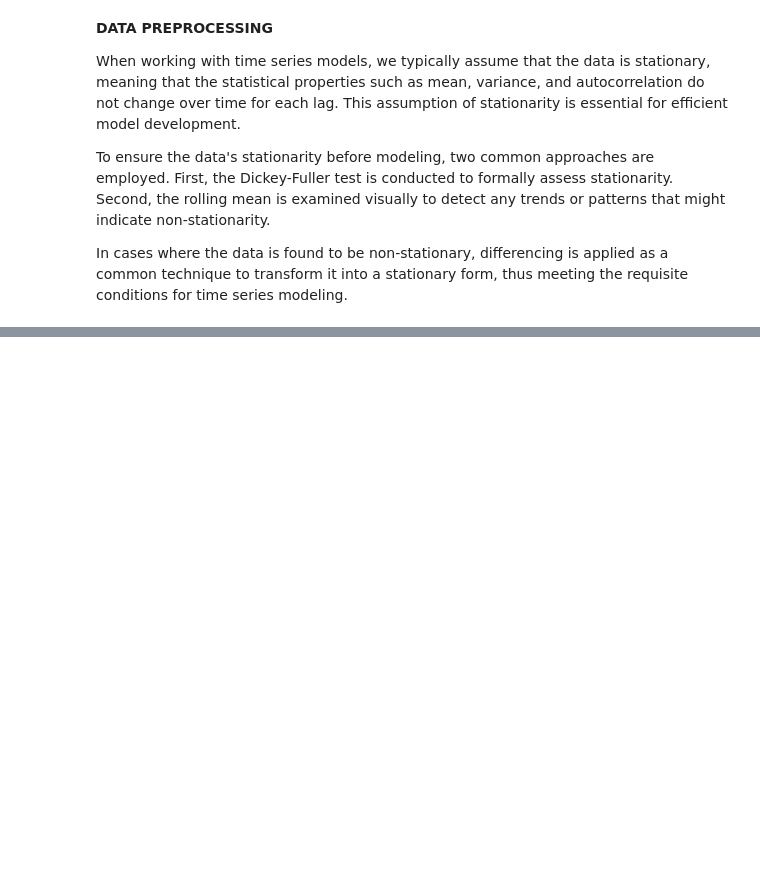
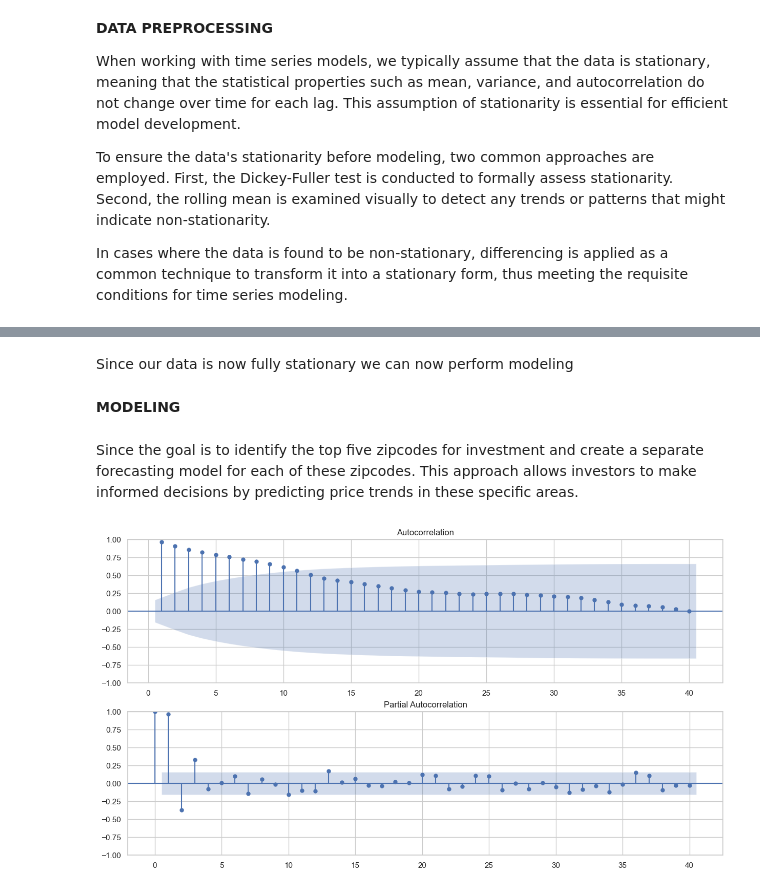
Before and after one commit to stanoff/dsc-project-time-series, a Jupyter notebook: Untitled.ipynb, the cells around one changed output, grey strips where cells are left out. Cells and saved outputs as stored; diff of their text form; code cells hidden in the pictures; blank space fills up the shorter version.

Commit message:
forecasting

```diff
--- a/Untitled.ipynb
+++ b/Untitled.ipynb
@@ -400,0 +660,28 @@ In cases where the data is found to be non-stationary, differencing is applied a
+# %% [markdown]
+Since our data is now fully stationary we can now perform modeling
+# %% [markdown]
+**MODELING**
+# %% [markdown]
+Since the goal is to identify the top five zipcodes for investment and create a separate forecasting model for each of these zipcodes. This approach allows investors to make informed decisions by predicting price trends in these specific areas.
+# %%
+# creating individual time series
+ts_85035 = df_ts[1].ret.dropna()
+ts_85008 = df_ts[0].ret.diff().dropna()
+ts_94590 = df_ts[2].ret.diff().dropna()
+ts_94601 = df_ts[3].ret.diff().dropna()
+ts_94804 = df_ts[4].ret.diff().dropna()
+# %%
+# defining a function that plots acf and pacf plots
+def acf_pacf(df,alags=40,plags=40):
+    #Create figure
+    fig,(ax1,ax2) = plt.subplots(2,1,figsize=(15,8))
+    #Make ACF plot
+    plot_acf(df,lags=alags, zero=False,ax=ax1)
+    #Make PACF plot
+    plot_pacf(df,lags=plags, ax=ax2)
+    plt.show()
+# %%
+# plotting acf and pacf for zipcode 85035
+acf_pacf(ts_85035)
+# %% [output]
+[figure, added]
```
Also changed, not shown: parts of 31 cells of this notebook.
